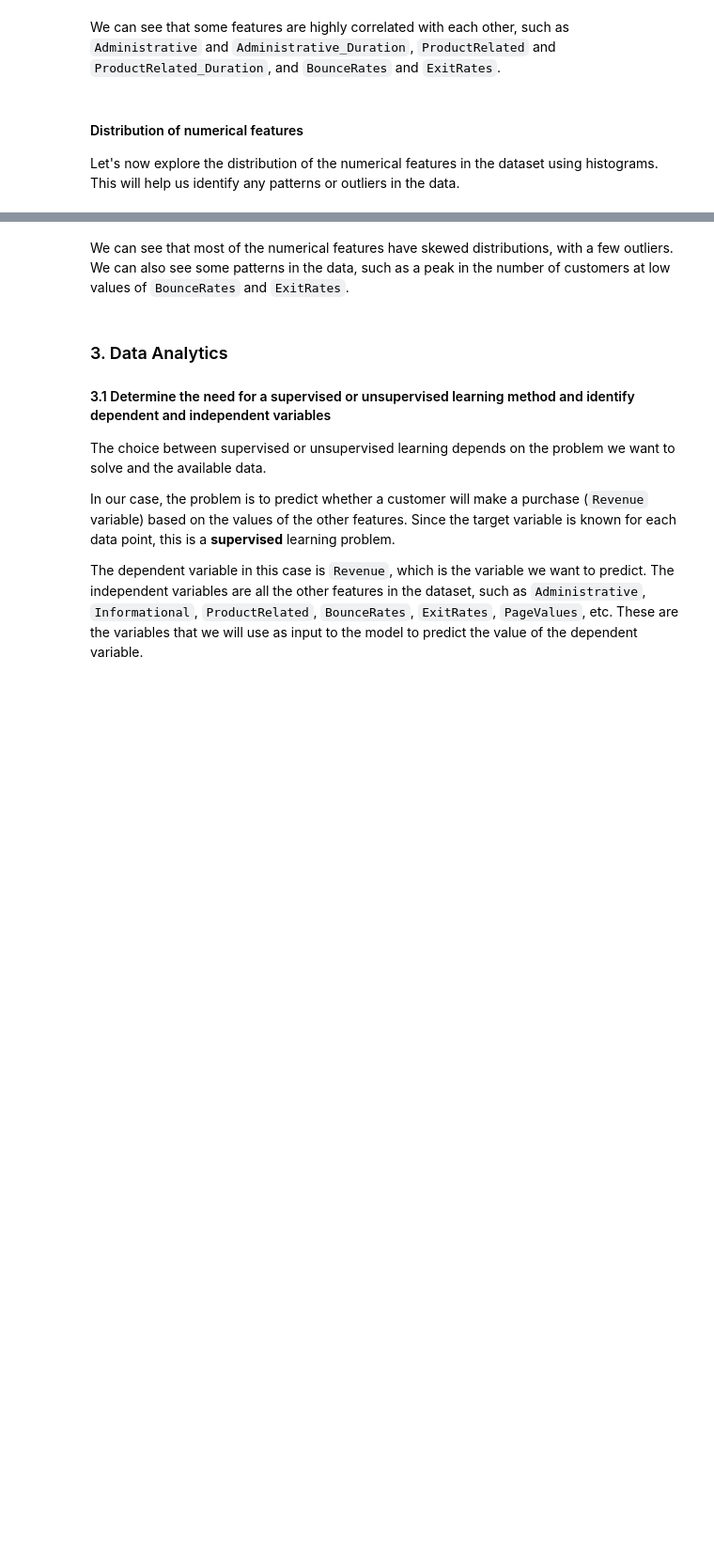
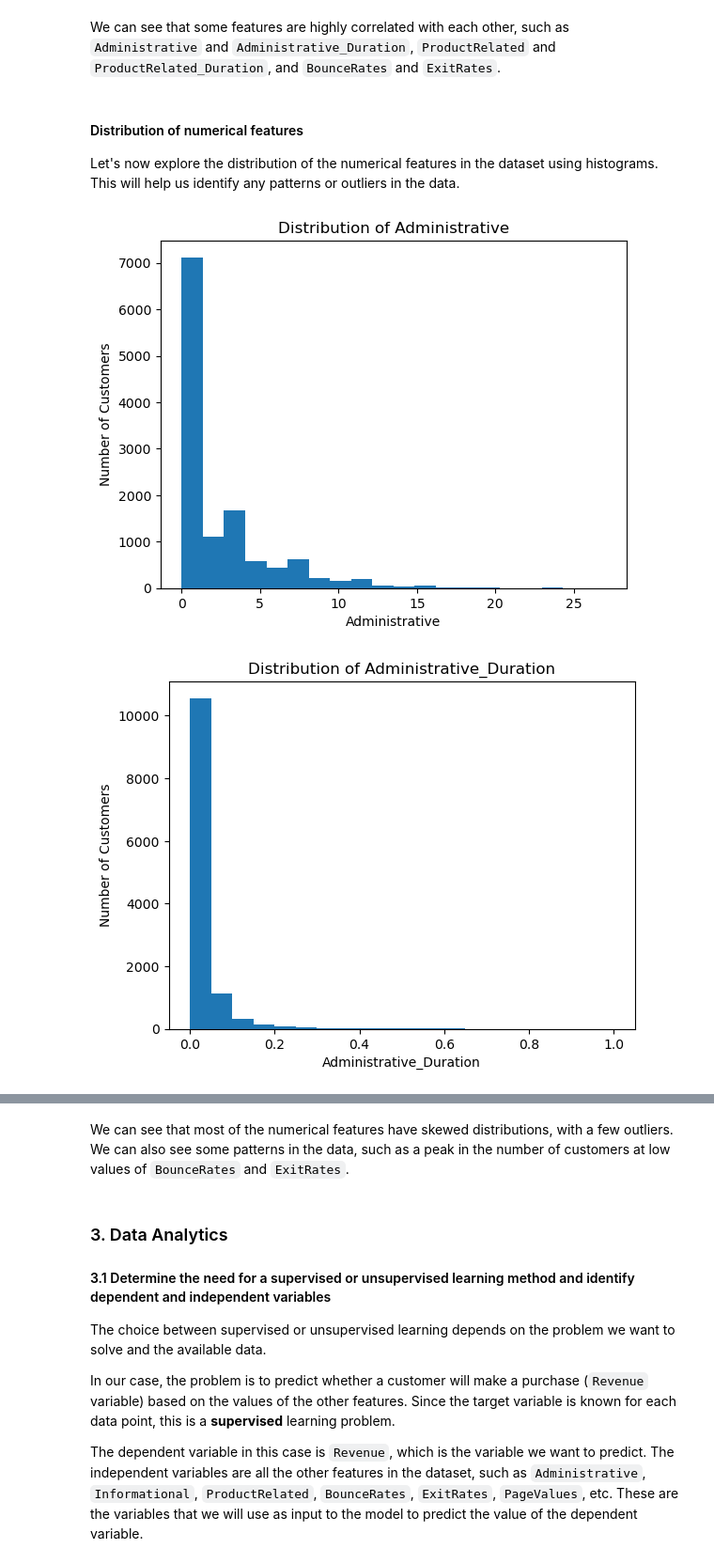
Before and after one commit to gseba/Team2_Online_Shopper_Intention, a Jupyter notebook: Team_2_Combined_FinalProject.ipynb, the cells around one changed output, grey strips where cells are left out. Shown at 94% size. Saved outputs shown, nothing was run; the diff lists cells and outputs as text; code cells hidden in the pictures; blank space fills up the shorter version.

```diff
--- a/Team_2_Combined_FinalProject.ipynb
+++ b/Team_2_Combined_FinalProject.ipynb
@@ -460,15 +519,18 @@
 #### Distribution of numerical features
 Let's now explore the distribution of the numerical features in the dataset using histograms. This will help us identify any patterns or outliers in the data.
 # %%
-# # Create a list of numerical feature names
-# num_features = ['Administrative', 'Administrative_Duration', 'Informational',
-#                 'Informational_Duration', 'ProductRelated', 'ProductRelated_Duration',
-#                 'BounceRates', 'ExitRates', 'PageValues', 'SpecialDay']
+# Create a list of numerical feature names
+num_features = ['Administrative', 'Administrative_Duration', 'Informational',
+                'Informational_Duration', 'ProductRelated', 'ProductRelated_Duration',
+                'ExitRates', 'PageValues', 'SpecialDay']
 
-# # Plot histograms for each numerical feature
-# for feature in num_features:
-#     plt.hist(df[feature], bins=20)
-#     plt.xlabel(feature)
-#     plt.ylabel('Number of Customers')
-#     plt.title(f'Distribution of {feature}')
-#     plt.show()
+# Plot histograms for each numerical feature
+for feature in num_features:
+    plt.hist(df[feature], bins=20)
+    plt.xlabel(feature)
+    plt.ylabel('Number of Customers')
+    plt.title(f'Distribution of {feature}')
+    plt.show()
+# %% [output]
+[figure, added]
+[figure, added]
```
Also changed, not shown: parts of 12 cells of this notebook.
